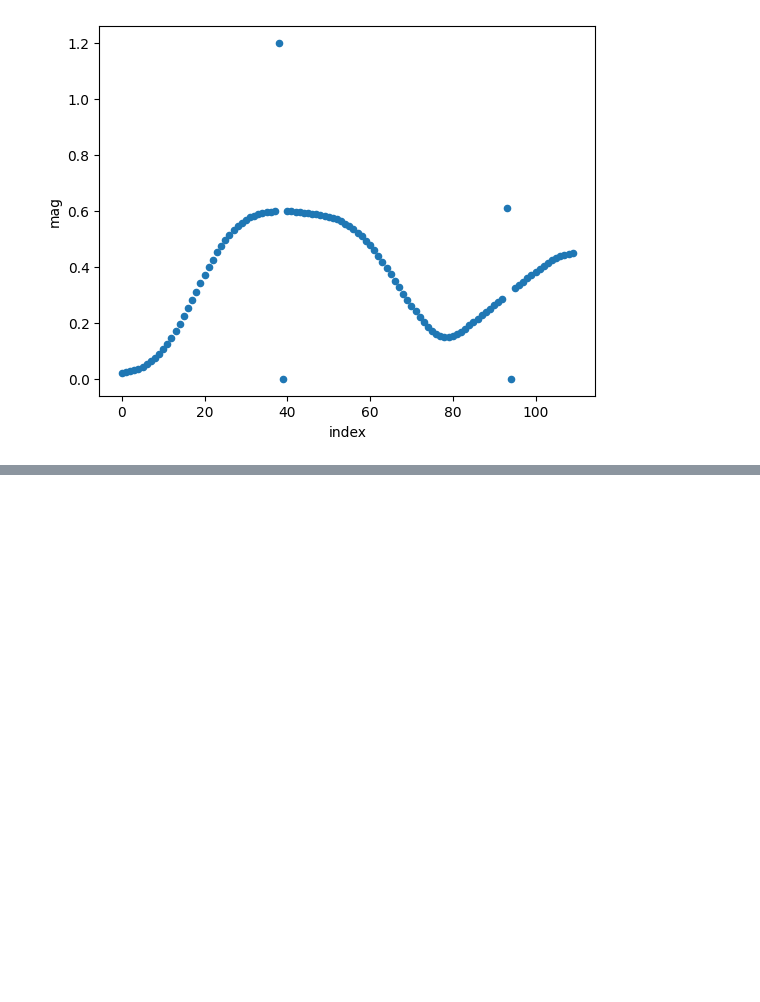
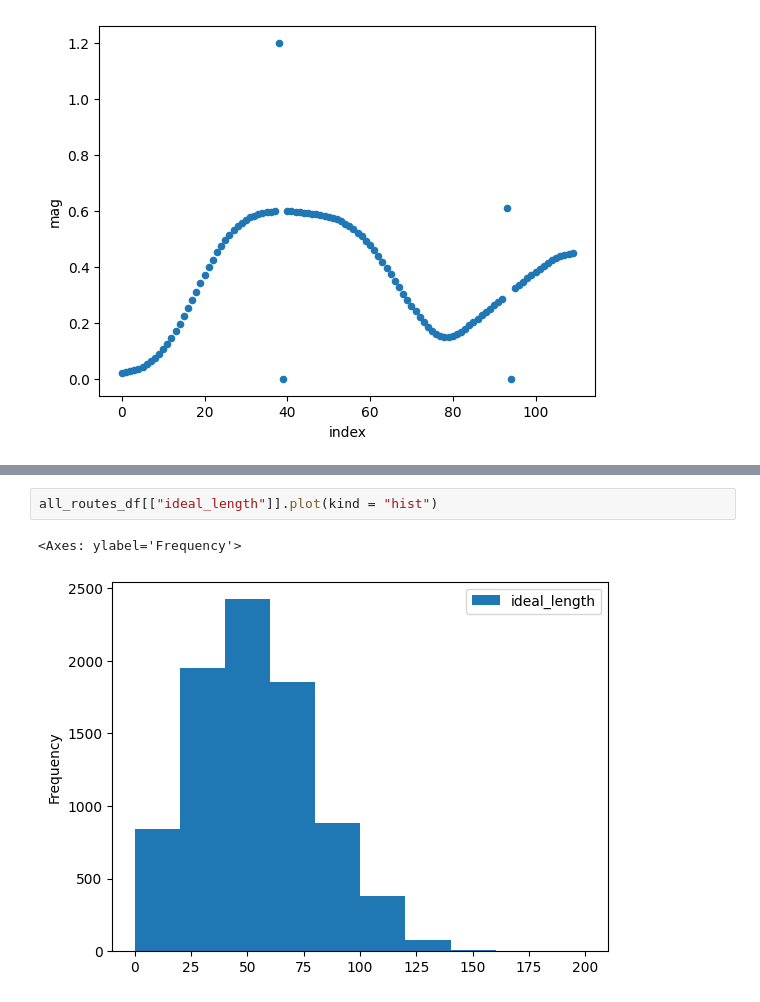
Before and after one commit to MattTokunaga/SMTDataChallenge2024, a Jupyter notebook: playground.ipynb, the cells around one changed output, grey strips where cells are left out. Cells and saved outputs as stored; diff of their text form; blank space fills up the shorter version.

```diff
--- a/playground.ipynb
+++ b/playground.ipynb
@@ -513,0 +547,5 @@ accdf.plot(kind = "scatter", x = "index", y = "mag")
+# %%
+all_routes_df[["ideal_length"]].plot(kind = "hist")
+# %% [output]
+<Axes: ylabel='Frequency'>
+[figure, added]
```
Also changed, not shown: parts of 12 cells of this notebook, 3 other files.
